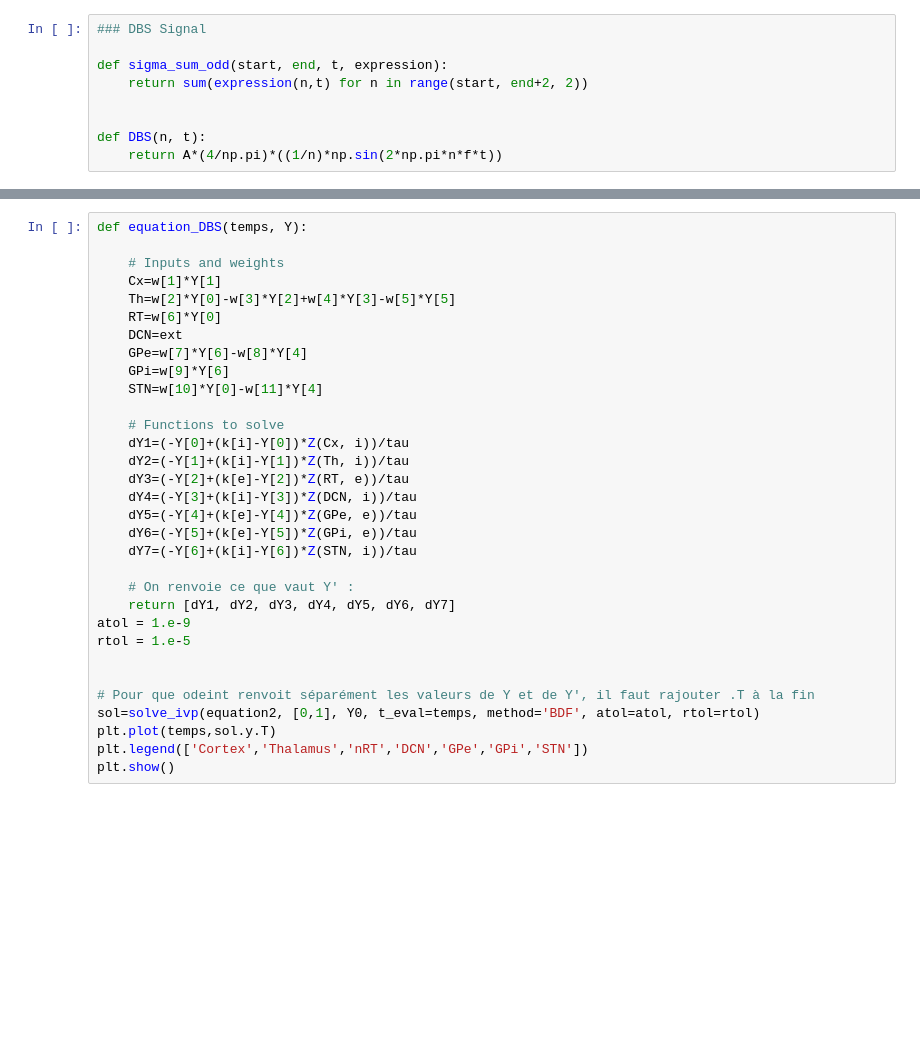
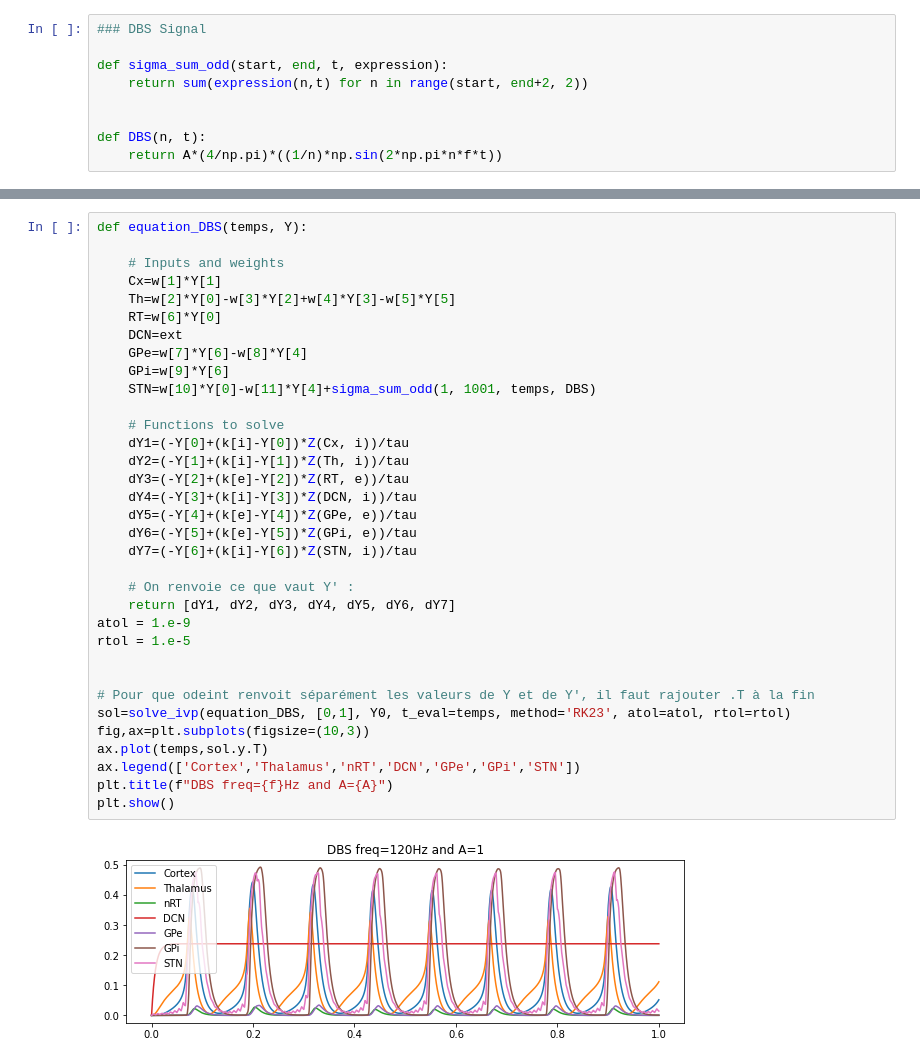
Before and after one commit to clemvst/Parkinson_ComputationalNeuroscience, a Jupyter notebook: Model_withoutBrian.ipynb, the cells around one changed output, grey strips where cells are left out. Cells and saved outputs as stored; diff of their text form; blank space fills up the shorter version.

Commit message:
add dbs signal to the equations

```diff
--- a/Model_withoutBrian.ipynb
+++ b/Model_withoutBrian.ipynb
@@ -211,32 +211,36 @@ plt.show()
 # %%
 def equation_DBS(temps, Y):
 
     # Inputs and weights
     Cx=w[1]*Y[1]
     Th=w[2]*Y[0]-w[3]*Y[2]+w[4]*Y[3]-w[5]*Y[5]
     RT=w[6]*Y[0]
     DCN=ext
     GPe=w[7]*Y[6]-w[8]*Y[4]
     GPi=w[9]*Y[6]
-    STN=w[10]*Y[0]-w[11]*Y[4]
+    STN=w[10]*Y[0]-w[11]*Y[4]+sigma_sum_odd(1, 1001, temps, DBS)
 
     # Functions to solve
     dY1=(-Y[0]+(k[i]-Y[0])*Z(Cx, i))/tau
     dY2=(-Y[1]+(k[i]-Y[1])*Z(Th, i))/tau
     dY3=(-Y[2]+(k[e]-Y[2])*Z(RT, e))/tau
     dY4=(-Y[3]+(k[i]-Y[3])*Z(DCN, i))/tau
     dY5=(-Y[4]+(k[e]-Y[4])*Z(GPe, e))/tau
     dY6=(-Y[5]+(k[e]-Y[5])*Z(GPi, e))/tau
     dY7=(-Y[6]+(k[i]-Y[6])*Z(STN, i))/tau
 
     # On renvoie ce que vaut Y' :
     return [dY1, dY2, dY3, dY4, dY5, dY6, dY7]
 atol = 1.e-9
 rtol = 1.e-5
 
 
 # Pour que odeint renvoit séparément les valeurs de Y et de Y', il faut rajouter .T à la fin
-sol=solve_ivp(equation2, [0,1], Y0, t_eval=temps, method='BDF', atol=atol, rtol=rtol)
-plt.plot(temps,sol.y.T)
-plt.legend(['Cortex','Thalamus','nRT','DCN','GPe','GPi','STN'])
+sol=solve_ivp(equation_DBS, [0,1], Y0, t_eval=temps, method='RK23', atol=atol, rtol=rtol)
+fig,ax=plt.subplots(figsize=(10,3))
+ax.plot(temps,sol.y.T)
+ax.legend(['Cortex','Thalamus','nRT','DCN','GPe','GPi','STN'])
+plt.title(f"DBS freq={f}Hz and A={A}")
 plt.show()
+# %% [output]
+[figure, added]
```
Also changed, not shown: parts of 4 cells of this notebook.
